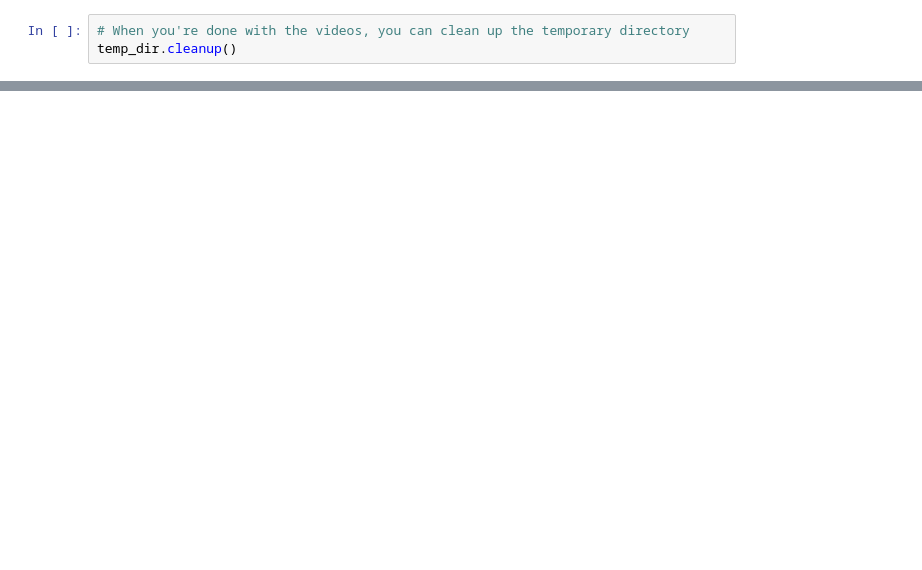
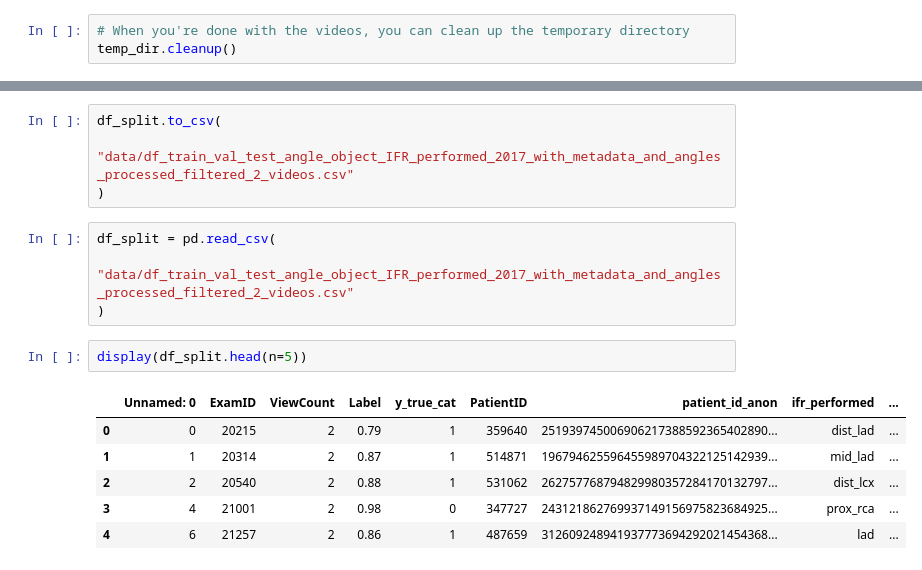
Before and after one commit to HeartWise-AI/DicomVideoProcessing, a Jupyter notebook: 2_GenerateDeepIFR.ipynb, the cells around one changed output, grey strips where cells are left out. Drawn from its saved outputs; the diff is of its cells as text; blank space fills up the shorter version.

```diff
--- a/2_GenerateDeepIFR.ipynb
+++ b/2_GenerateDeepIFR.ipynb
@@ -544,0 +903,17 @@ exploded_df.ifr.value_counts()
+# %%
+df_split.to_csv(
+    "data/df_train_val_test_angle_object_IFR_performed_2017_with_metadata_and_angles_processed_filtered_2_videos.csv"
+)
+# %%
+df_split = pd.read_csv(
+    "data/df_train_val_test_angle_object_IFR_performed_2017_with_metadata_and_angles_processed_filtered_2_videos.csv"
+)
+# %%
+display(df_split.head(n=5))
+# %% [output]
+|  | Unnamed: 0 | ExamID | ViewCount | Label | y_true_cat | PatientID | patient_id_anon | ifr_performed | ... |
+| 0 | 0 | 20215 | 2 | 0.79 | 1 | 359640 | 251939745006906217388592365402890... | dist_lad | ... |
+| 1 | 1 | 20314 | 2 | 0.87 | 1 | 514871 | 196794625596455989704322125142939... | mid_lad | ... |
+| 2 | 2 | 20540 | 2 | 0.88 | 1 | 531062 | 262757768794829980357284170132797... | dist_lcx | ... |
+| 3 | 4 | 21001 | 2 | 0.98 | 0 | 347727 | 243121862769937149156975823684925... | prox_rca | ... |
+| 4 | 6 | 21257 | 2 | 0.86 | 1 | 487659 | 312609248941937773694292021454368... | lad | ... |
```
Also changed, not shown: parts of 45 cells of this notebook, 3 other files.
